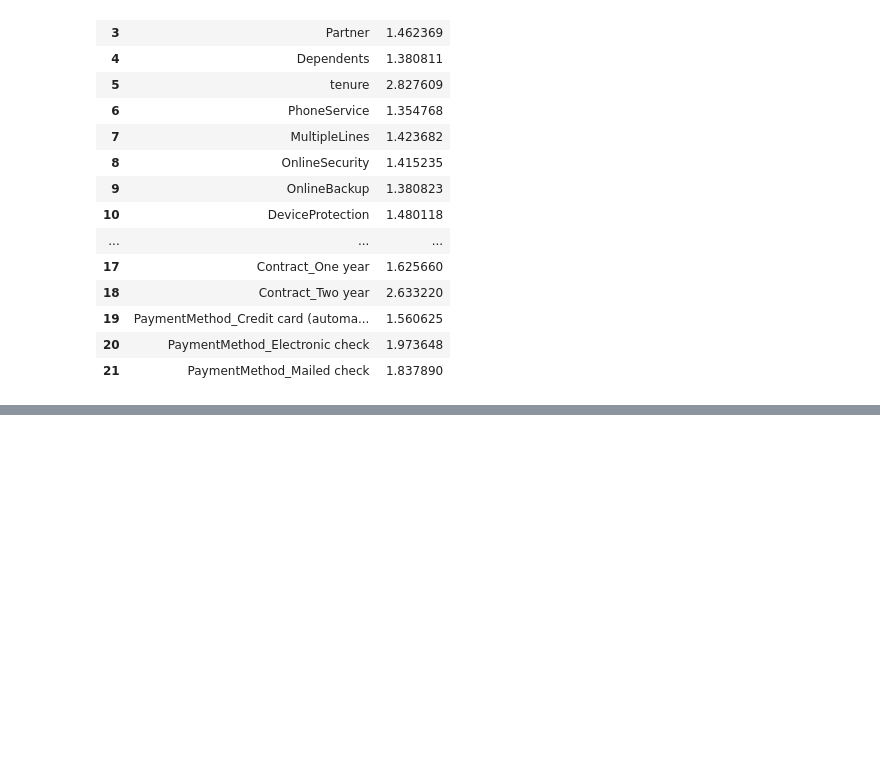
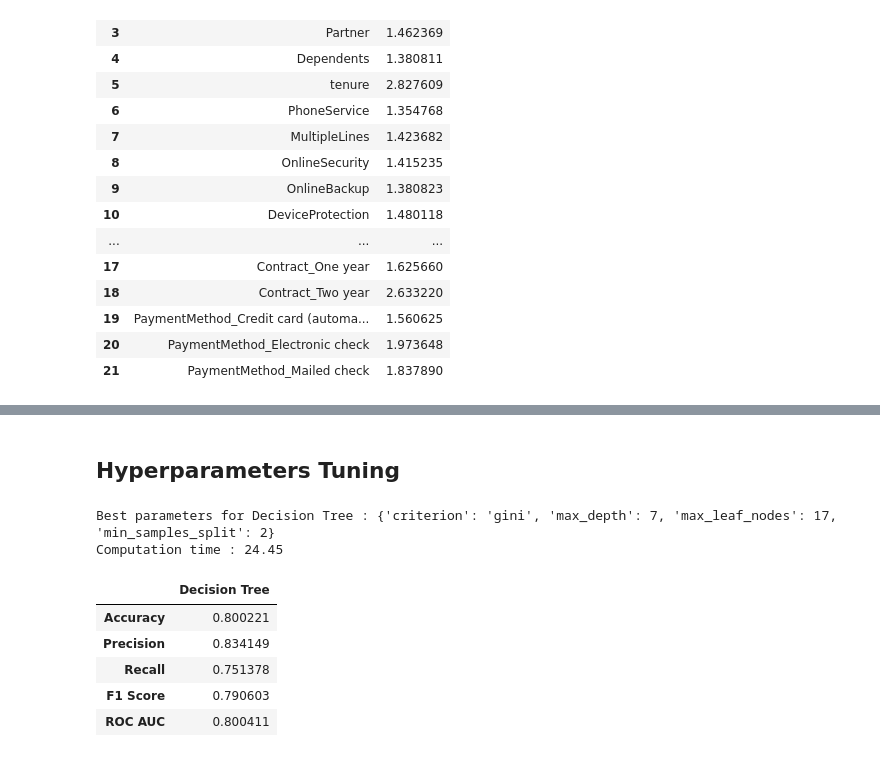
Before and after one commit to rasyidsulaeman/Exploratory-Data-Analysis, a Jupyter notebook: Telco Customer Churn/ML Telcom Churn Model.ipynb, the cells around one changed output, grey strips where cells are left out. Drawn from its saved outputs; the diff is of its cells as text; code cells hidden in the pictures; blank space fills up the shorter version.

```diff
--- a/Telco Customer Churn/ML Telcom Churn Model.ipynb
+++ b/Telco Customer Churn/ML Telcom Churn Model.ipynb
@@ -312,0 +393,19 @@ calculate_vif(feature)
+# %%
+# Model fitting and calculation
+from sklearn.tree import DecisionTreeClassifier
+from sklearn.ensemble import RandomForestClassifier
+from xgboost import XGBClassifier
+
+# Decision tree classifier
+tree = DecisionTreeClassifier()
+tree.fit(X_train, y_train)
+
+# Random forest classifier
+forest = RandomForestClassifier()
+forest.fit(X_train, y_train)
+
+# XGBosst classifier
+xgb = XGBClassifier()
+xgb.fit(X_train, y_train)
+
+models = [tree, forest, xgb]
@@ -312,0 +490,38 @@ calculate_vif(feature)
+# %% [markdown]
+## Hyperparameters Tuning
+# %%
+from sklearn.model_selection import GridSearchCV
+
+parameters_tree = {'criterion' : ['gini', 'entropy'],
+                   'max_depth' : [2, 3, 5, 7, 9, 11],
+                   'min_samples_split' : [2, 4, 6, 8, 10],
+                   'max_leaf_nodes' : [3, 5, 7, 9, 11, 13, 15, 17]}
+
+gridcv_tree = GridSearchCV(DecisionTreeClassifier(), parameters_tree, cv=5, n_jobs=-1)
+
+# conduct grid search over the parameter space
+start_time = time.time()
+gridcv_tree.fit(X_train,y_train)
+duration = time.time() - start_time
+# %%
+# show best parameter configuration found for classifier
+print('Best parameters for Decision Tree : {}'.format(gridcv_tree.best_params_))
+print('Computation time : %.2f' %duration)
+
+tree_best = gridcv_tree.best_estimator_
+# %% [output]
+Best parameters for Decision Tree : {'criterion': 'gini', 'max_depth': 7, 'max_leaf_nodes': 17, 'min_samples_split': 2}
+Computation time : 24.45
+# %%
+y_pred_train = tree_best.predict(X_train)
+
+train_score = model_evaluation(y_train, y_pred_train, 'Decision Tree')
+# %%
+train_score
+# %% [output]
+|  | Decision Tree |
+| Accuracy | 0.800221 |
+| Precision | 0.834149 |
+| Recall | 0.751378 |
+| F1 Score | 0.790603 |
+| ROC AUC | 0.800411 |
```
Also changed, not shown: parts of 13 cells of this notebook, 3 other files.
